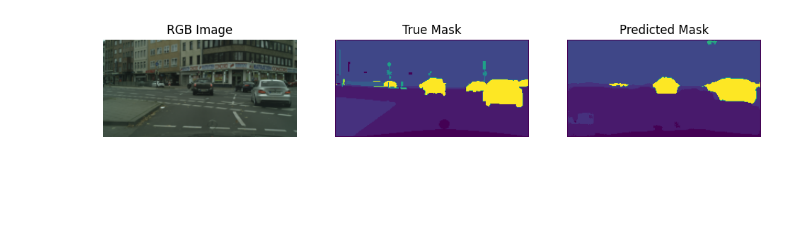
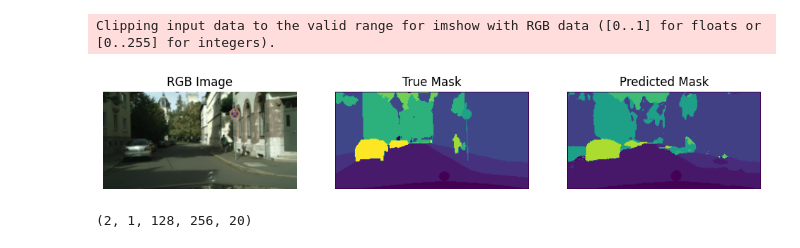
Before and after one commit to parthpatel05/IconSeg-Report, a Jupyter notebook: cityscapes/RGF Segmentation.ipynb, the cells around one changed output. Drawn from its saved outputs; the diff is of its cells as text; code cells hidden in the pictures; blank space fills up the shorter version.

```diff
--- a/cityscapes/RGF Segmentation.ipynb
+++ b/cityscapes/RGF Segmentation.ipynb
@@ -224,5 +190,7 @@ unet_model.compile(
     metrics={'main_segmentation_out': 'accuracy', 'y_hat_n': 'accuracy'}
 )
 
-unet_history = unet_model.fit(train_generator,validation_data=val_generator ,epochs=10)
+# unet_history = unet_model.fit(train_generator,validation_data=val_generator ,epochs=10)
+unet_model.load_weights("./RGF_weights.weights.h5")
+# unet_history = unet_model.fit(train_generator, validation_data=val_generator, epochs=15, initial_epoch=10)
 # %% [output]
@@ -266,7 +215,7 @@ test_generator = NPYDataGenerator(
 )
 
 # Load one batch from the validation generator
-val_images, val_labels = test_generator[0]
+val_images, val_labels = test_generator[35]
 
 # Select the first image in the batch
 sample_image = val_images[0]  # This includes RGB, depth, and one-hot label channels
@@ -301,4 +250,8 @@ plt.title("Predicted Mask")
 plt.axis('off')
 
 plt.show()
+
+ # 4,8,14,15,29,30 has shadow
+ # go with 35
+ # try 19
 # %% [output]
@@ -306 +259,6 @@ plt.show()
+Clipping input data to the valid range for imshow with RGB data ([0..1] for floats or [0..255] for integers).
-[figure, old version]
+[figure, new version]
+# %%
+np.array(predictions).shape
+# %% [output]
+(2, 1, 128, 256, 20)
```
Also changed, not shown: parts of 12 cells of this notebook, 8 other files.
